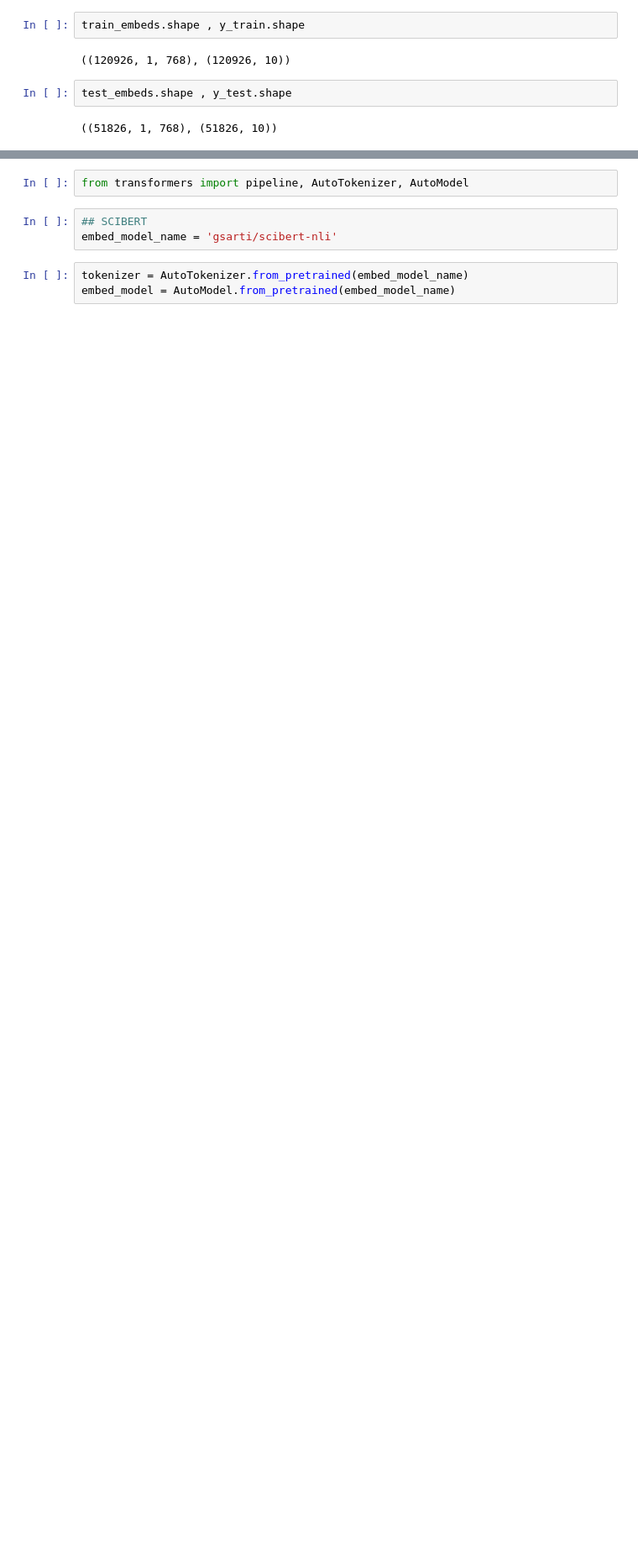
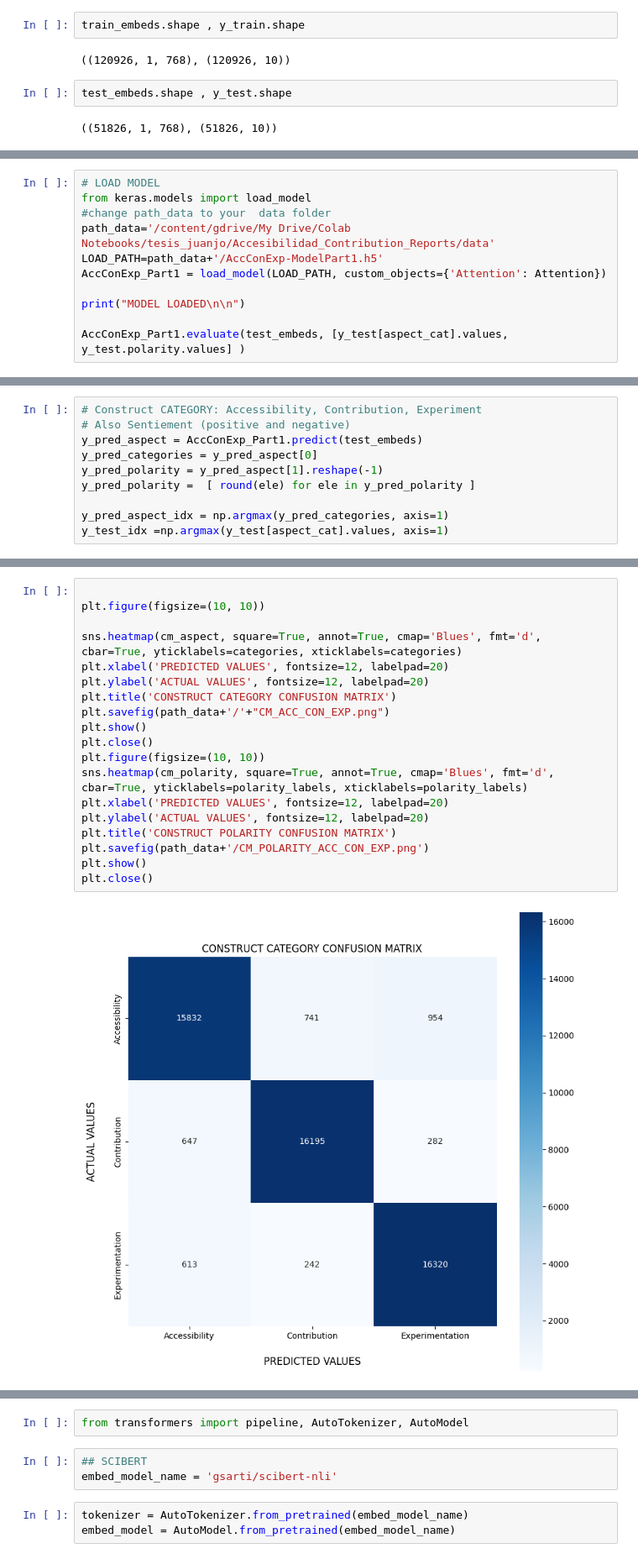
Before and after one commit to rosadecsai/AccConExp, a Jupyter notebook: AccConExp.ipynb, the cells around one changed output, grey strips where cells are left out. Shown at 84% size. Cells and saved outputs as stored; diff of their text form; blank space fills up the shorter version.

```diff
--- a/AccConExp.ipynb
+++ b/AccConExp.ipynb
@@ -322,0 +353,11 @@ To create the encode information of every sentence, this section must be execute
+# %%
+# LOAD MODEL
+from keras.models import load_model
+#change path_data to your  data folder
+path_data='/content/gdrive/My Drive/Colab Notebooks/tesis_juanjo/Accesibilidad_Contribution_Reports/data'
+LOAD_PATH=path_data+'/AccConExp-ModelPart1.h5'
+AccConExp_Part1 = load_model(LOAD_PATH, custom_objects={'Attention': Attention})
+
+print("MODEL LOADED\n\n")
+
+AccConExp_Part1.evaluate(test_embeds, [y_test[aspect_cat].values, y_test.polarity.values] )
@@ -322,0 +379,10 @@ To create the encode information of every sentence, this section must be execute
+# %%
+# Construct CATEGORY: Accessibility, Contribution, Experiment
+# Also Sentiement (positive and negative)
+y_pred_aspect = AccConExp_Part1.predict(test_embeds)
+y_pred_categories = y_pred_aspect[0]
+y_pred_polarity = y_pred_aspect[1].reshape(-1)
+y_pred_polarity =  [ round(ele) for ele in y_pred_polarity ]
+
+y_pred_aspect_idx = np.argmax(y_pred_categories, axis=1)
+y_test_idx =np.argmax(y_test[aspect_cat].values, axis=1)
@@ -322,0 +432,21 @@ To create the encode information of every sentence, this section must be execute
+# %%
+
+plt.figure(figsize=(10, 10))
+
+sns.heatmap(cm_aspect, square=True, annot=True, cmap='Blues', fmt='d', cbar=True, yticklabels=categories, xticklabels=categories)
+plt.xlabel('PREDICTED VALUES', fontsize=12, labelpad=20)
+plt.ylabel('ACTUAL VALUES', fontsize=12, labelpad=20)
+plt.title('CONSTRUCT CATEGORY CONFUSION MATRIX')
+plt.savefig(path_data+'/'+"CM_ACC_CON_EXP.png")
+plt.show()
+plt.close()
+plt.figure(figsize=(10, 10))
+sns.heatmap(cm_polarity, square=True, annot=True, cmap='Blues', fmt='d', cbar=True, yticklabels=polarity_labels, xticklabels=polarity_labels)
+plt.xlabel('PREDICTED VALUES', fontsize=12, labelpad=20)
+plt.ylabel('ACTUAL VALUES', fontsize=12, labelpad=20)
+plt.title('CONSTRUCT POLARITY CONFUSION MATRIX')
+plt.savefig(path_data+'/CM_POLARITY_ACC_CON_EXP.png')
+plt.show()
+plt.close()
+# %% [output]
+[figure, added]
```
Also changed, not shown: parts of 144 cells of this notebook.
